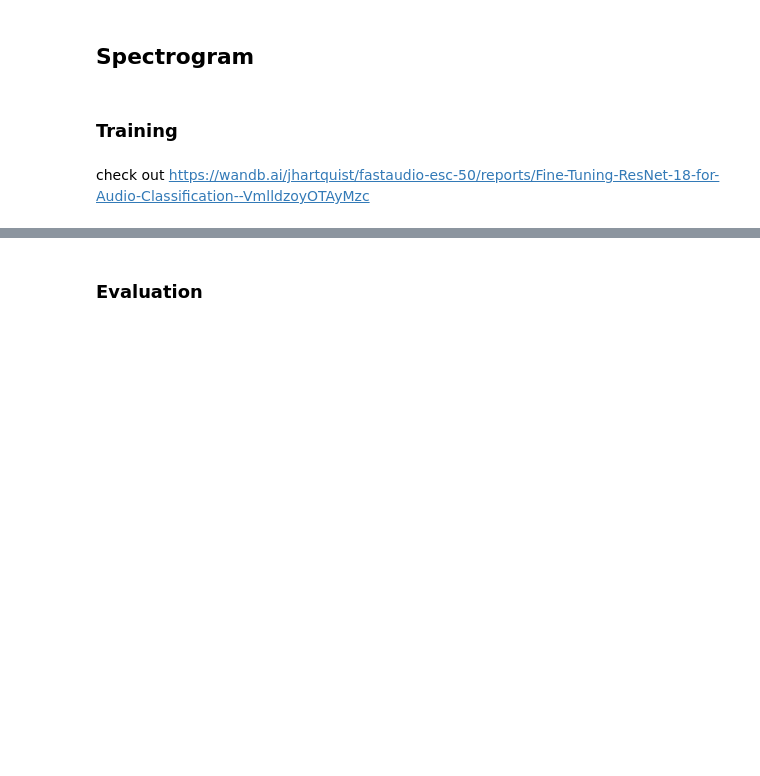
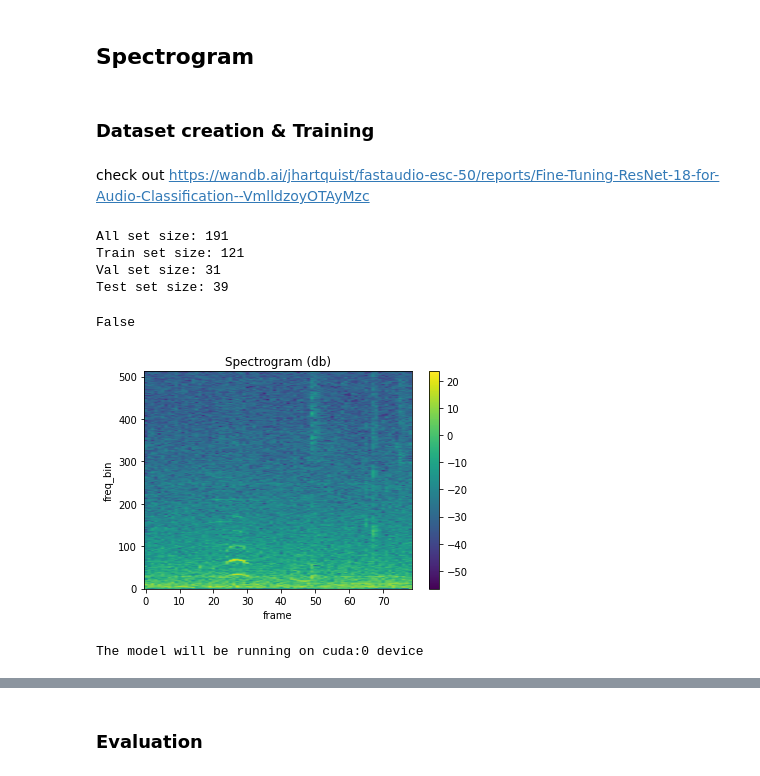
Before and after one commit to nprime496/building-floor-recognition, a Jupyter notebook: code/audio_classification.ipynb, the cells around one changed output, grey strips where cells are left out. Saved outputs shown, nothing was run; the diff lists cells and outputs as text; code cells hidden in the pictures; blank space fills up the shorter version.

```diff
--- a/code/audio_classification.ipynb
+++ b/code/audio_classification.ipynb
@@ -797,21 +808,21 @@ class SoundDataset(Dataset):
         sound ,sample_rate = torchaudio.load(path, normalize = True)
         #print(sound.shape)
         # apply some effects : https://pytorch.org/tutorials//beginner/audio_data_augmentation_tutorial.html
-        if self.transform:
-          effects = [
-              #["lowpass", "-1", "300"],  # apply single-pole lowpass filter
-              ["speed", str(random.choice([0.95,1,1.05]))],  # reduce the speed
-              # This only changes sample rate, so it is necessary to
-              # add `rate` effect with original sample rate after this.
-              ['gain', '-n', str(random.choice([-5,-2.5,0,2.5,5]))],  # apply 10 db attenuation
+        # if self.transform:
+        #   effects = [
+        #       #["lowpass", "-1", "300"],  # apply single-pole lowpass filter
+        #       ["speed", str(random.choice([0.95,1,1.05]))],  # reduce the speed
+        #       # This only changes sample rate, so it is necessary to
+        #       # add `rate` effect with original sample rate after this.
+        #       ['gain', '-n', str(random.choice([-5,-2.5,0,2.5,5]))],  # apply 10 db attenuation
 
-              ["rate", f"{sample_rate}"],
-              #["reverb", "-w"],  # Reverbration gives some dramatic feeling
-          ]
-          # # Apply effects
-          sound, sample_rate2 = torchaudio.sox_effects.apply_effects_tensor(sound, sample_rate, effects)
-          #print(sound.shape)
-          sound = torch.mean(sound, dim=0).unsqueeze(0) # #UrbanSound8K uses two channels, this will convert them to one
+        #       ["rate", f"{sample_rate}"],
+        #       #["reverb", "-w"],  # Reverbration gives some dramatic feeling
+        #   ]
+        #   # # Apply effects
+        #   sound, sample_rate2 = torchaudio.sox_effects.apply_effects_tensor(sound, sample_rate, effects)
+        #   #print(sound.shape)
+        #   sound = torch.mean(sound, dim=0).unsqueeze(0) # #UrbanSound8K uses two channels, this will convert them to one
         soundData = sound
         #print(soundData.shape,soundData.numel())
         #downsample the audio to ~8kHz
@@ -824,7 +835,7 @@ class SoundDataset(Dataset):
 
         soundData = tempData
         soundFormatted = torch.zeros([40000, 1])
-        chunk = random.randint(0,4)
+        #chunk = random.randint(0,4)
         soundFormatted[:40000] = soundData[::5]#take every sixth sample of soundData
         #soundFormatted = soundFormatted[chunk*40000:(chunk+1)*40000] #take a random chunk
         soundFormatted = soundFormatted.permute(1, 0)
@@ -888,7 +899,7 @@ class SpecSoundDataset(SoundDataset):
       transformed = self._spec_mixer(soundFormatted)
       #transformed[:] = (1-labels**2)+2*labels-5+random.uniform(0.0,0.3)
       # apply transformation
-      return spec_to_image(transformed), labels
+      return transformed, labels
 
 
     def __len__(self):
@@ -1498,11 +1465,11 @@ def train(model,train_loader,optimizer,loss_fn,train_steps=1000,device=torch.dev
 # %% [markdown]
 ## Spectrogram
 # %% [markdown]
-### Training
+### Dataset creation & Training
 # %% [markdown]
 check out https://wandb.ai/jhartquist/fastaudio-esc-50/reports/Fine-Tuning-ResNet-18-for-Audio-Classification--VmlldzoyOTAyMzc
 # %%
-train_spectrogram = False
+train_spectrogram = True
 
 if train_spectrogram:
   # configure spectrogram settings
@@ -1521,13 +1488,25 @@ if train_spectrogram:
   print("Test set size: " + str(len(test_set)))
 
 
-  plot_spectrogram(train_set[8][0][0])
 
   kwargs = {'num_workers': 1, 'pin_memory': True} if device == 'cuda' else {} #needed for using datasets on gpu
 
   train_loader = torch.utils.data.DataLoader(train_set, batch_size = 30 , shuffle = True, **kwargs)
   val_loader = torch.utils.data.DataLoader(val_set, batch_size = 30 , shuffle = True, **kwargs)
   test_loader = torch.utils.data.DataLoader(test_set, batch_size = 30, shuffle = True, **kwargs)
+# %% [output]
+All set size: 191
+Train set size: 121
+Val set size: 31
+Test set size: 39
+# %%
+all((val_set[1][0][0] == val_set[8][0][0]).flatten())
+# %% [output]
+False
+# %%
+a = plot_spectrogram(val_set[8][0][0])
+# %% [output]
+[figure, added]
 # %%
 # train_score,val_score = crossvalid(net,loss_fn,dataset=all_set,device = device, k_fold=5, num_epochs = 20)
 # %%
@@ -1556,15 +1535,18 @@ if train_spectrogram:
 os.chdir("/content/")
 # %%
 if train_spectrogram:
-  model = SimpleNet(in_channels=1,n_output=2)
-  rate_learning = 1e-3
+  n_classes = X_train.floor.nunique()
+  model = SimpleNet(in_channels=1,n_output=n_classes)
+  rate_learning = 3e-4
   optimizer = torch.optim.Adam(model.parameters(), lr=rate_learning)
   loss_fn = nn.CrossEntropyLoss()
   scheduler = ReduceLROnPlateau(optimizer, 'min',patience = 5,factor=0.5,verbose=True)
-  num_epochs = 50
+  num_epochs = 20
   early_stop = 100
   reporter = WandbReporter(wandb,name="spectrogram-standardization", config={"model":"simple_net_batchnorm","epochs": 4,"learning_rate":1e-1, "batch_size": 5, "reduce_plateau_factor":0.5,"reduce_on_plateau_patience":10,"chunked":True})
   print("The model will be running on", device, "device")
+# %% [output]
+The model will be running on cuda:0 device
 # %%
 def initialize_weights(m):
    # look at : https://androidkt.com/initialize-weight-bias-pytorch/
```
Also changed, not shown: parts of 69 cells of this notebook.
